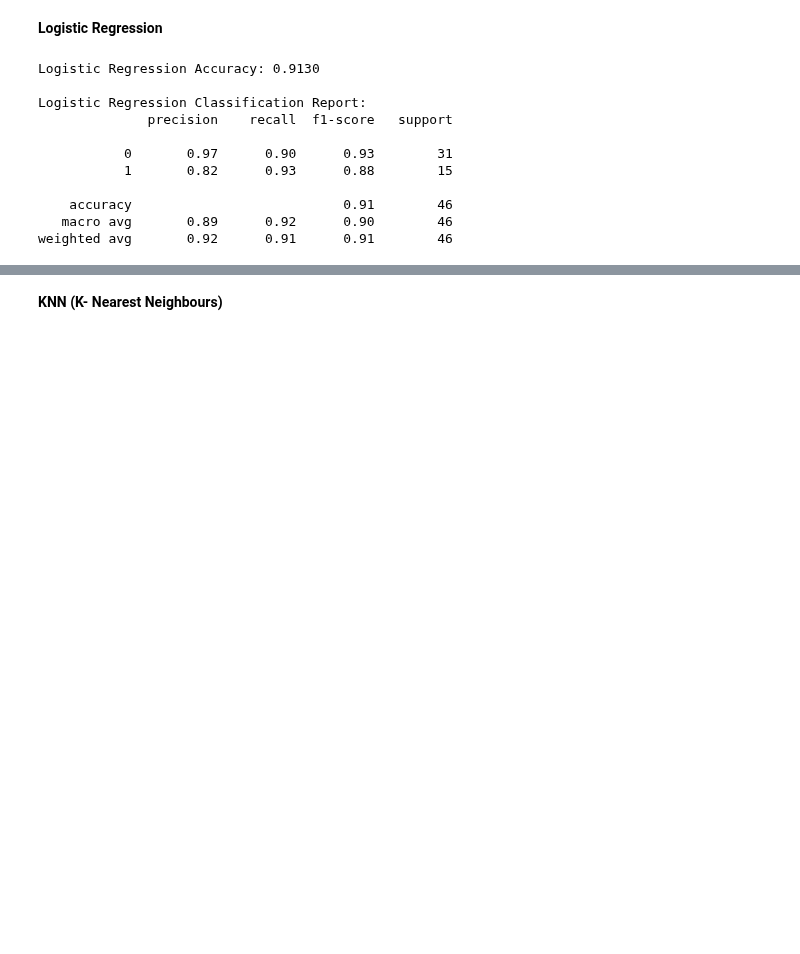
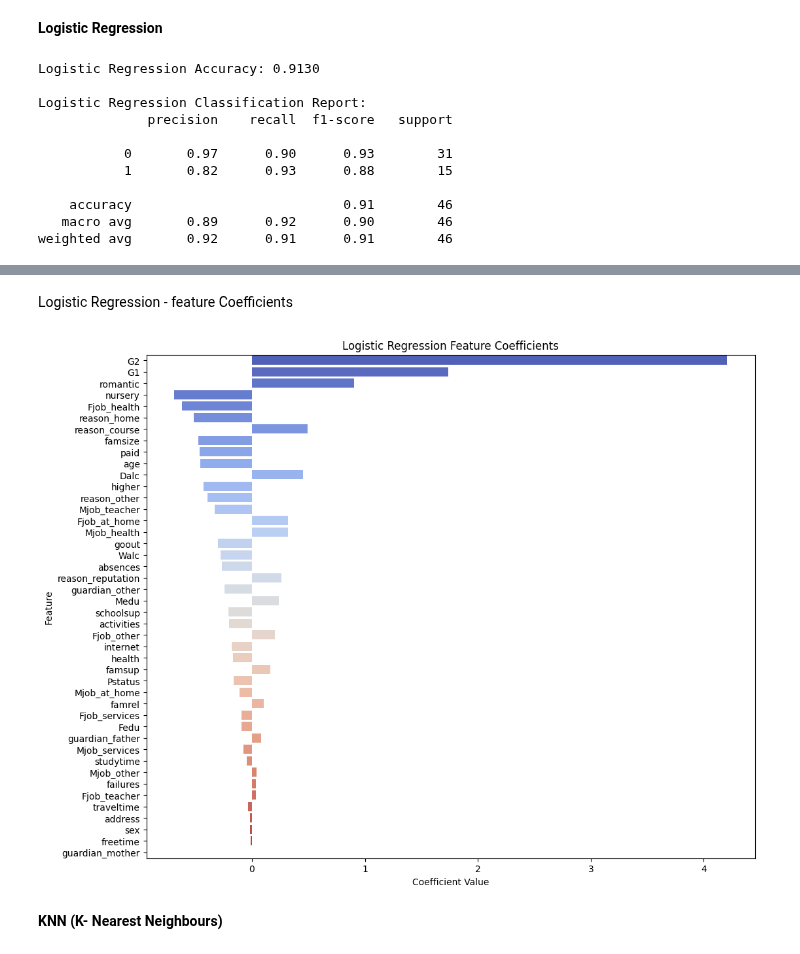
Before and after one commit to KAVYADINDI/StudentAcademicPerformancePrediction, a Jupyter notebook: test_student.ipynb, the cells around one changed output, grey strips where cells are left out. Saved outputs shown, nothing was run; the diff lists cells and outputs as text; code cells hidden in the pictures; blank space fills up the shorter version.

```diff
--- a/test_student.ipynb
+++ b/test_student.ipynb
@@ -667,3 +668,26 @@ weighted avg       0.92      0.91      0.91        46
+# %% [markdown]
+Logistic Regression - feature Coefficients
+# %%
+import pandas as pd
+
+# Get coefficients from the Logistic Regression model
+coefficients = log_reg.coef_[0]
+
+# Create a Series for better visualization
+feature_coefficients = pd.Series(coefficients, index=X_train.columns)
+
+# Sort the coefficients by absolute value
+sorted_coefficients = feature_coefficients.reindex(feature_coefficients.abs().sort_values(ascending=False).index)
+
+# Plot the feature coefficients
+plt.figure(figsize=(12, 10))
+sns.barplot(x=sorted_coefficients.values, y=sorted_coefficients.index, hue=sorted_coefficients.index, palette='coolwarm', legend=False)
+plt.title('Logistic Regression Feature Coefficients')
+plt.xlabel('Coefficient Value')
+plt.ylabel('Feature')
+plt.show()
+# %% [output]
+[figure, added]
 # %% [markdown]
 **KNN (K- Nearest Neighbours)**
 # %%
```
Also changed, not shown: parts of 30 cells of this notebook.
